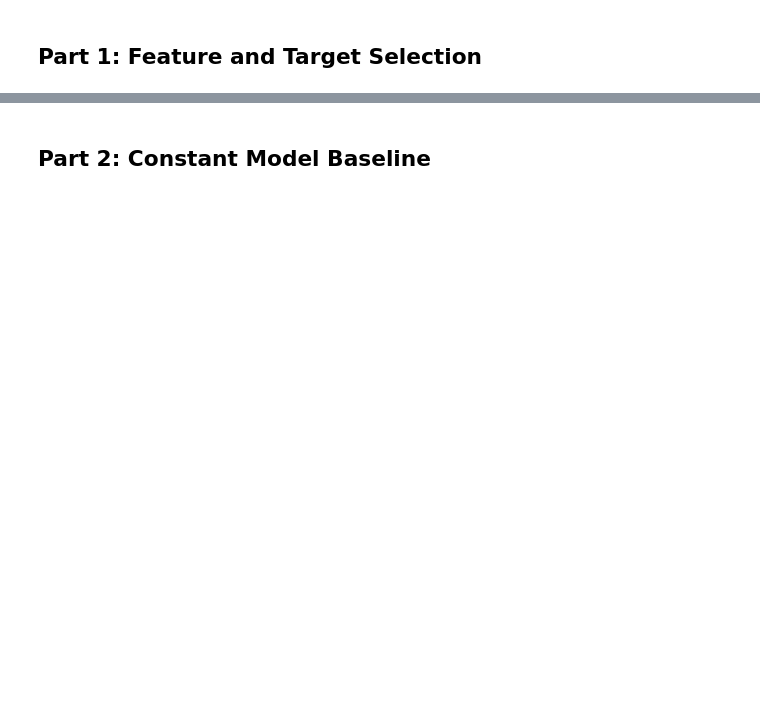
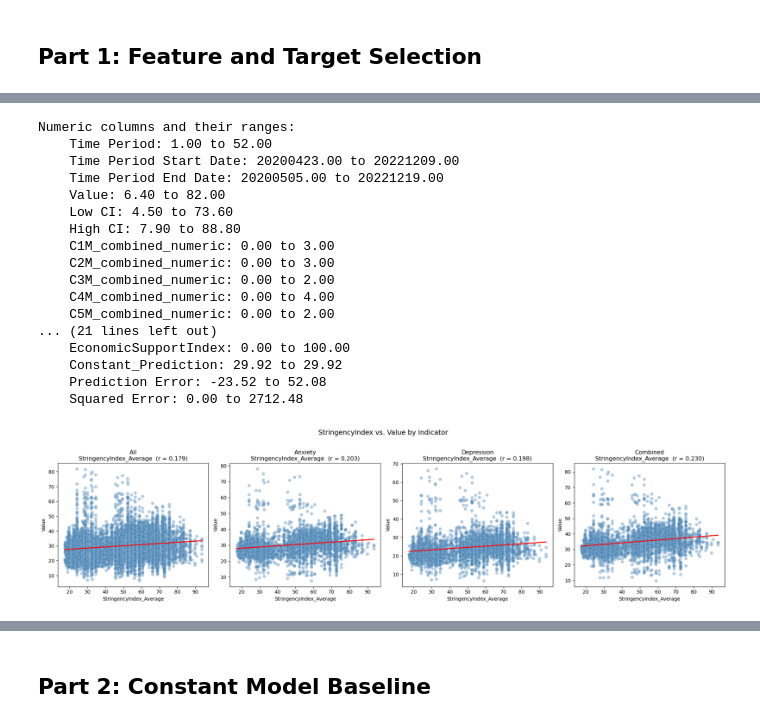
Before and after one commit to Dominicdaniel86/Data-Science, a Jupyter notebook: jupyter/project-phase3.ipynb, the cells around one changed output, grey strips where cells are left out. Cells and saved outputs as stored; diff of their text form; code cells hidden in the pictures; blank space fills up the shorter version.

```diff
--- a/jupyter/project-phase3.ipynb
+++ b/jupyter/project-phase3.ipynb
@@ -63,0 +66,78 @@ This is required. If your Phase 2 EDA did not reveal a useful feature, you must
+# %%
+# Scatter plot
+
+# Second df: Filter for Symptoms of Anxiety Disorder and for State == United States
+df_anxiety = df[df['Indicator'] == 'Symptoms of Anxiety Disorder']
+# Third df: Filter for Symptoms of Depressive Disorder
+df_depression = df[df['Indicator'] == 'Symptoms of Depressive Disorder']
+# Fourth df: Filter for Symptoms of Anxiety or Depressive Disorder
+df_combined = df[df['Indicator'] == 'Symptoms of Anxiety Disorder or Depressive Disorder']
+
+# Print out lowest and highest values for each numeric column
+print("Numeric columns and their ranges:")
+for col in df.select_dtypes(include=[np.number]).columns:
+    print(f"    {col}: {df[col].min():.2f} to {df[col].max():.2f}")
+
+def plot_scatter(dataframes: list, numeric_cols: list, labels: list = None):
+    cols = len(dataframes)
+    rows = len(numeric_cols)
+    fig, axes = plt.subplots(rows, cols, figsize=(5 * cols, 5 * rows))
+
+    # Normalize to 2D array
+    if rows == 1 and cols == 1:
+        axes = np.array([[axes]])
+    elif rows == 1:
+        axes = axes[np.newaxis, :]
+    elif cols == 1:
+        axes = axes[:, np.newaxis]
+
+    for col_idx, df in enumerate(dataframes):
+        for row_idx, col in enumerate(numeric_cols):
+            ax = axes[row_idx, col_idx]
+            ax.scatter(df[col], df['Value'], alpha=0.4, color='steelblue',
+                       edgecolors='white', linewidths=0.3, s=45)
+            r = df[col].corr(df['Value'])
+            x, y = df[col], df['Value']
+            mask = x.notna() & y.notna()
+            z = np.polyfit(x[mask], y[mask], 1)
+            p = np.poly1d(z)
+            ax.plot(sorted(x[mask]), p(sorted(x[mask])), color='red', linewidth=2)
+            ax.set_xlabel(col)
+            ax.set_ylabel("Value")
+            title = labels[col_idx] if labels else f"df[{col_idx}]"
+            ax.set_title(f"{title}\n{col}  (r = {r:.3f})")
+
+    plt.suptitle("StringencyIndex vs. Value by Indicator", fontsize=14, y=1.02)
+    plt.tight_layout()
+    plt.savefig("08_feature_correlations.png", dpi=120, bbox_inches='tight')
+    plt.show()
+
+labels = ['All', 'Anxiety', 'Depression', 'Combined']
+numeric_cols = ['StringencyIndex_Average']
+dataframes = [df, df_anxiety, df_depression, df_combined]
+plot_scatter(dataframes, numeric_cols, labels=labels)
+
+# Print the shape of each dataframe
+print(f"Shape of original df: {df.shape}")
+print(f"Shape of anxiety df: {df_anxiety.shape}")
+print(f"Shape of depression df: {df_depression.shape}")
+print(f"Shape of combined df: {df_combined.shape}")
+# %% [output]
+Numeric columns and their ranges:
+    Time Period: 1.00 to 52.00
+    Time Period Start Date: 20200423.00 to 20221209.00
+    Time Period End Date: 20200505.00 to 20221219.00
+    Value: 6.40 to 82.00
+    Low CI: 4.50 to 73.60
+    High CI: 7.90 to 88.80
+    C1M_combined_numeric: 0.00 to 3.00
+    C2M_combined_numeric: 0.00 to 3.00
+    C3M_combined_numeric: 0.00 to 2.00
+    C4M_combined_numeric: 0.00 to 4.00
+    C5M_combined_numeric: 0.00 to 2.00
+... (21 lines left out)
+    EconomicSupportIndex: 0.00 to 100.00
+    Constant_Prediction: 29.92 to 29.92
+    Prediction Error: -23.52 to 52.08
+    Squared Error: 0.00 to 2712.48
+[figure, added]
```
Also changed, not shown: parts of 45 cells of this notebook, 1 other file.
